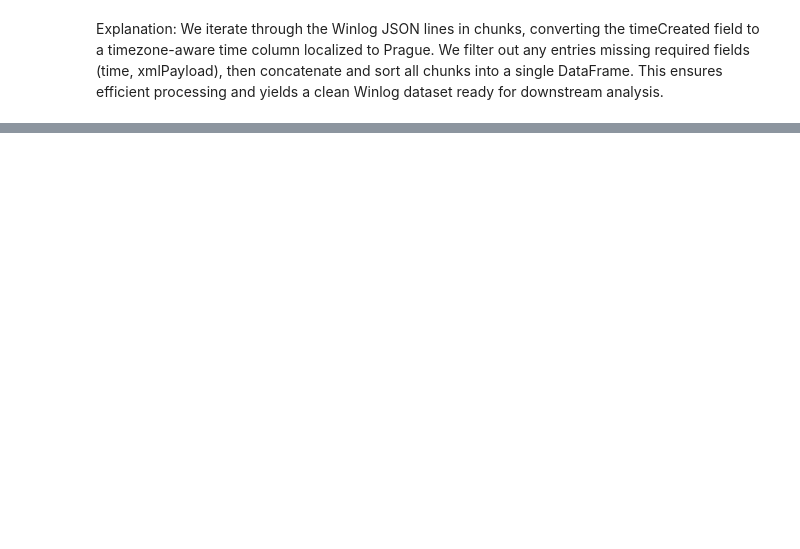
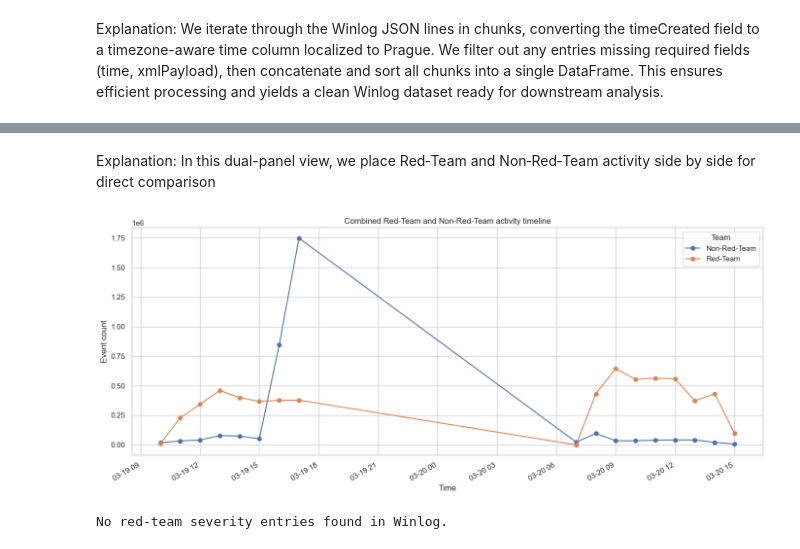
Before and after one commit to Jouni-rinnemaki/python_data_analytics_project, a Jupyter notebook: mini_project_rinnemaki.ipynb, the cells around one changed output, grey strips where cells are left out. Cells and saved outputs as stored; diff of their text form; code cells hidden in the pictures; blank space fills up the shorter version.

```diff
--- a/mini_project_rinnemaki.ipynb
+++ b/mini_project_rinnemaki.ipynb
@@ -658,24 +943,29 @@ plt.show()
+# %% [markdown]
+Explanation:
+In this dual-panel view, we place Red‑Team and Non‑Red‑Team  activity side by side for direct comparison
 # %%
 # Overlay Red-Team and Non-Red-Team Activity Timeline
 combined = (
     pd.concat([
         redteam_events.assign(team="Red-Team"),
         nonred_events.assign(team="Non-Red-Team")
     ])
     .set_index("time")
     .groupby([pd.Grouper(freq="1h"), "team"])
     .size()
     .unstack(fill_value=0)
 )
 
 combined.plot(figsize=(14, 6), marker="o")
-plt.title("Combined Red-Team and Non-Red-Team Activity Timeline")
+plt.title("Combined Red-Team and Non-Red-Team activity timeline")
 plt.xlabel("Time")
-plt.ylabel("Event Count")
+plt.ylabel("Event count")
 plt.grid(True)
 plt.legend(title="Team")
 plt.tight_layout()
 plt.show()
+# %% [output]
+[figure, added]
 # %%
 # Red-Team Activity Severity Overlay
 # Only Winlog has severity levels (via 'level' column)
@@ -697,11 +987,11 @@ if "level" in df_winlog_clean.columns:
 
         if not severity_overlay.empty:
             severity_overlay.plot(figsize=(14, 6), marker="o")
-            plt.title("Red-Team Activity Severity Timeline (Winlog)")
+            plt.title("Red-Team activity severity timeline (Winlog)")
             plt.xlabel("Time")
-            plt.ylabel("Event Count by Severity Level")
+            plt.ylabel("Event count by severity level")
             plt.grid(True)
-            plt.legend(title="Severity Level")
+            plt.legend(title="Severity level")
             plt.tight_layout()
             plt.show()
         else:
@@ -710,6 +1000,8 @@ if "level" in df_winlog_clean.columns:
         print("No red-team severity entries found in Winlog.")
 else:
     print("No 'level' column available in Winlog data.")
+# %% [output]
+No red-team severity entries found in Winlog.
 # %%
 # Global Distribution of Winlog Severity Levels
 
```
Also changed, not shown: parts of 62 cells of this notebook, 2 other files.
